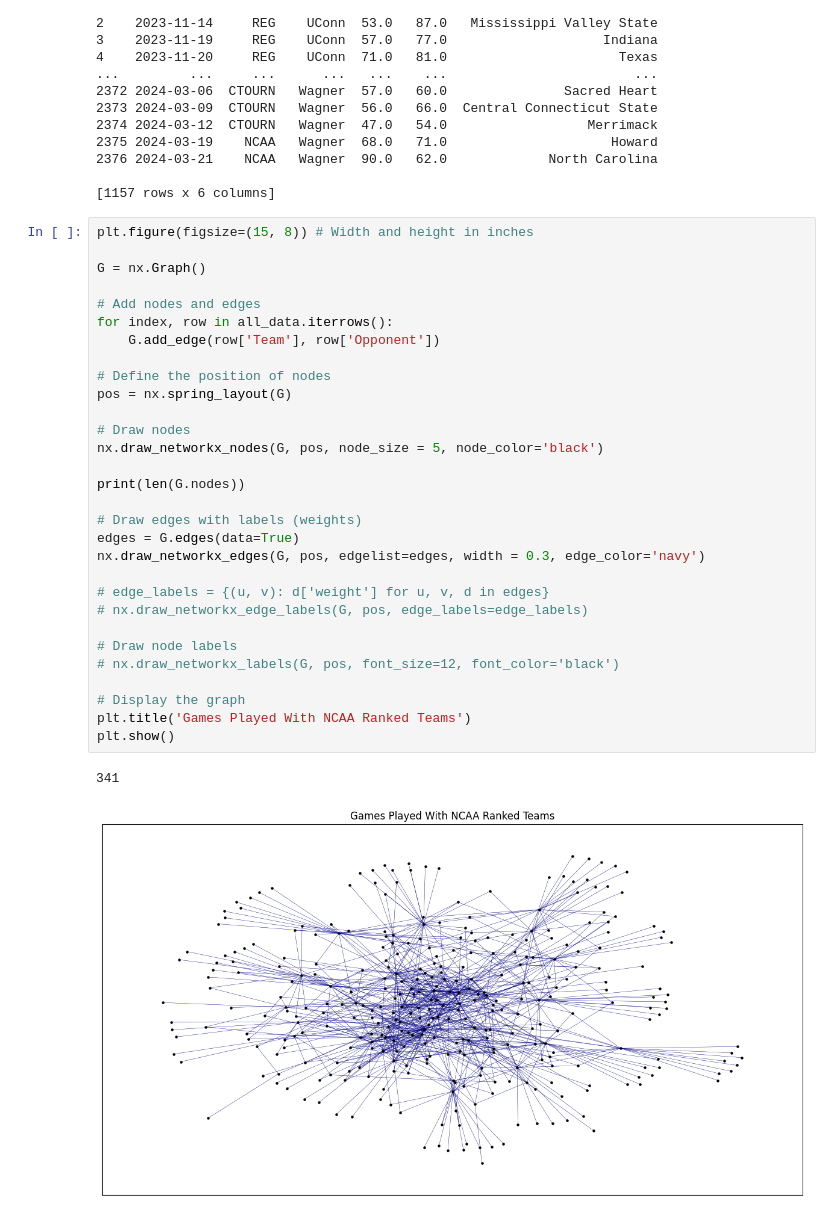
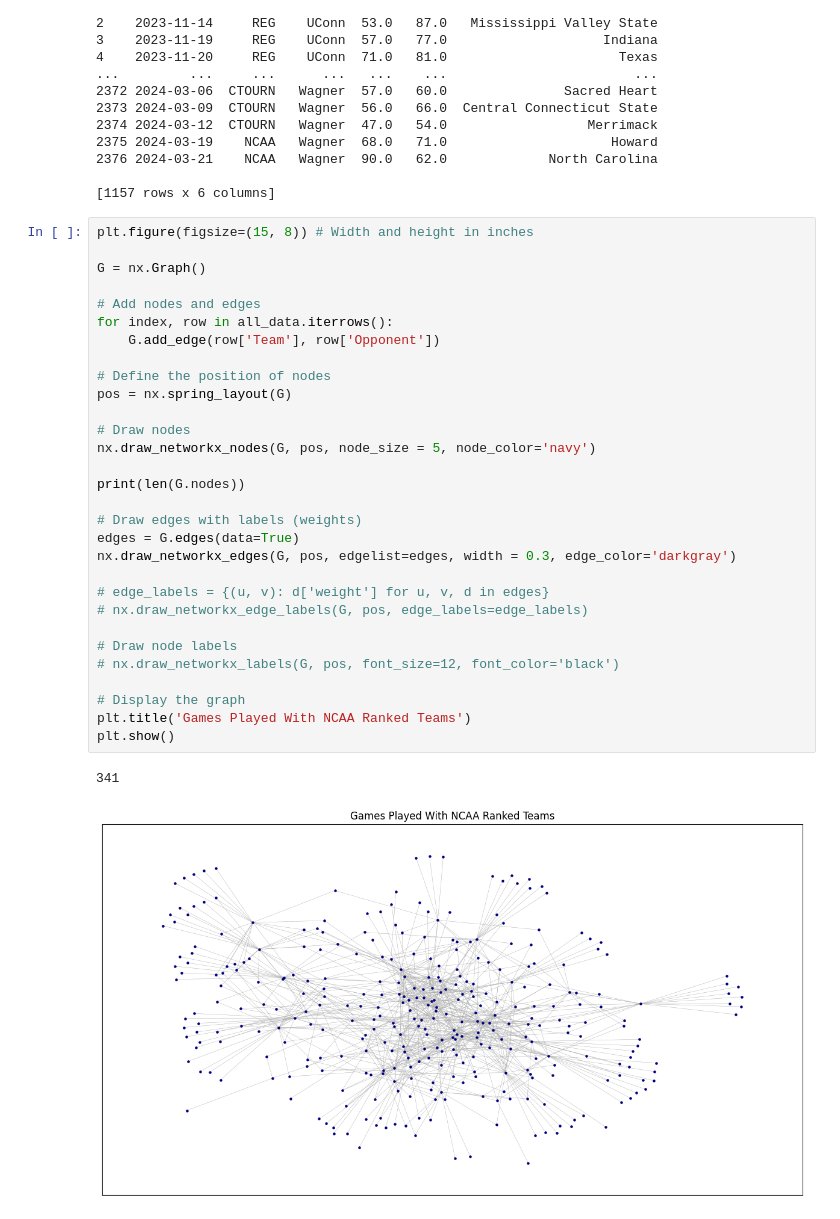
Before and after one commit to cbobowic/BMCM2024, a Jupyter notebook: data_analysis.ipynb, the cells around one changed output. Drawn from its saved outputs; the diff is of its cells as text.

```diff
--- a/data_analysis.ipynb
+++ b/data_analysis.ipynb
@@ -23,33 +23,33 @@ print(all_data)
 # %%
 plt.figure(figsize=(15, 8)) # Width and height in inches
 
 G = nx.Graph()
 
 # Add nodes and edges
 for index, row in all_data.iterrows():
     G.add_edge(row['Team'], row['Opponent'])
 
 # Define the position of nodes
 pos = nx.spring_layout(G)
 
 # Draw nodes
-nx.draw_networkx_nodes(G, pos, node_size = 5, node_color='black')
+nx.draw_networkx_nodes(G, pos, node_size = 5, node_color='navy')
 
 print(len(G.nodes))
 
 # Draw edges with labels (weights)
 edges = G.edges(data=True)
-nx.draw_networkx_edges(G, pos, edgelist=edges, width = 0.3, edge_color='navy')
+nx.draw_networkx_edges(G, pos, edgelist=edges, width = 0.3, edge_color='darkgray')
 
 # edge_labels = {(u, v): d['weight'] for u, v, d in edges}
 # nx.draw_networkx_edge_labels(G, pos, edge_labels=edge_labels)
 
 # Draw node labels
 # nx.draw_networkx_labels(G, pos, font_size=12, font_color='black')
 
 # Display the graph
 plt.title('Games Played With NCAA Ranked Teams')
 plt.show()
 # %% [output]
 341
-[figure, old version]
+[figure, new version]
```
Also changed, not shown: parts of 3 cells of this notebook, 3 other files.
